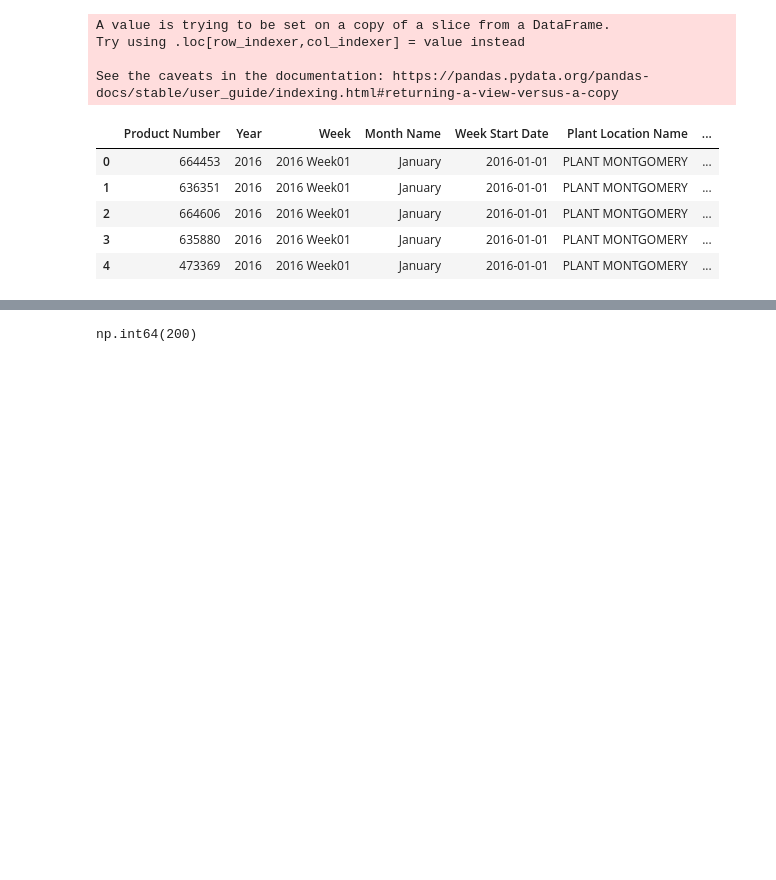
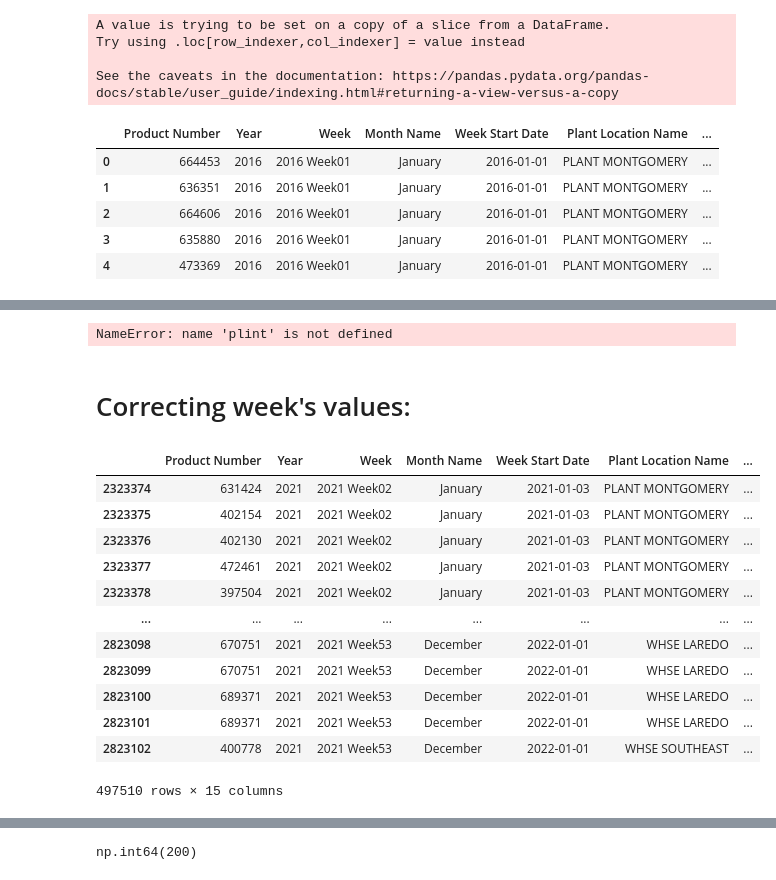
Before and after one commit to bilaalmunir/DataScience-OrderQuantity-Forecasting, a Jupyter notebook: main.ipynb, the cells around one changed output, grey strips where cells are left out. Saved outputs shown, nothing was run; the diff lists cells and outputs as text; code cells hidden in the pictures; blank space fills up the shorter version.

```diff
--- a/main.ipynb
+++ b/main.ipynb
@@ -203,0 +267,6 @@ See the caveats in the documentation: https://pandas.pydata.org/pandas-docs/stab
+# %%
+plint(hshs)
+# %% [output]
+NameError: name 'plint' is not defined
+# %% [markdown]
+# Correcting week's values:
@@ -203,0 +325,17 @@ See the caveats in the documentation: https://pandas.pydata.org/pandas-docs/stab
+# %%
+a = data_2016_2022[data_2016_2022['Year']==2021]
+a
+# %% [output]
+|  | Product Number | Year | Week | Month Name | Week Start Date | Plant Location Name | ... |
+| 2323374 | 631424 | 2021 | 2021 Week02 | January | 2021-01-03 | PLANT MONTGOMERY | ... |
+| 2323375 | 402154 | 2021 | 2021 Week02 | January | 2021-01-03 | PLANT MONTGOMERY | ... |
+| 2323376 | 402130 | 2021 | 2021 Week02 | January | 2021-01-03 | PLANT MONTGOMERY | ... |
+| 2323377 | 472461 | 2021 | 2021 Week02 | January | 2021-01-03 | PLANT MONTGOMERY | ... |
+| 2323378 | 397504 | 2021 | 2021 Week02 | January | 2021-01-03 | PLANT MONTGOMERY | ... |
+| ... | ... | ... | ... | ... | ... | ... | ... |
+| 2823098 | 670751 | 2021 | 2021 Week53 | December | 2022-01-01 | WHSE LAREDO | ... |
+| 2823099 | 670751 | 2021 | 2021 Week53 | December | 2022-01-01 | WHSE LAREDO | ... |
+| 2823100 | 689371 | 2021 | 2021 Week53 | December | 2022-01-01 | WHSE LAREDO | ... |
+| 2823101 | 689371 | 2021 | 2021 Week53 | December | 2022-01-01 | WHSE LAREDO | ... |
+| 2823102 | 400778 | 2021 | 2021 Week53 | December | 2022-01-01 | WHSE SOUTHEAST | ... |
+497510 rows × 15 columns
```
Also changed, not shown: parts of 16 cells of this notebook.
